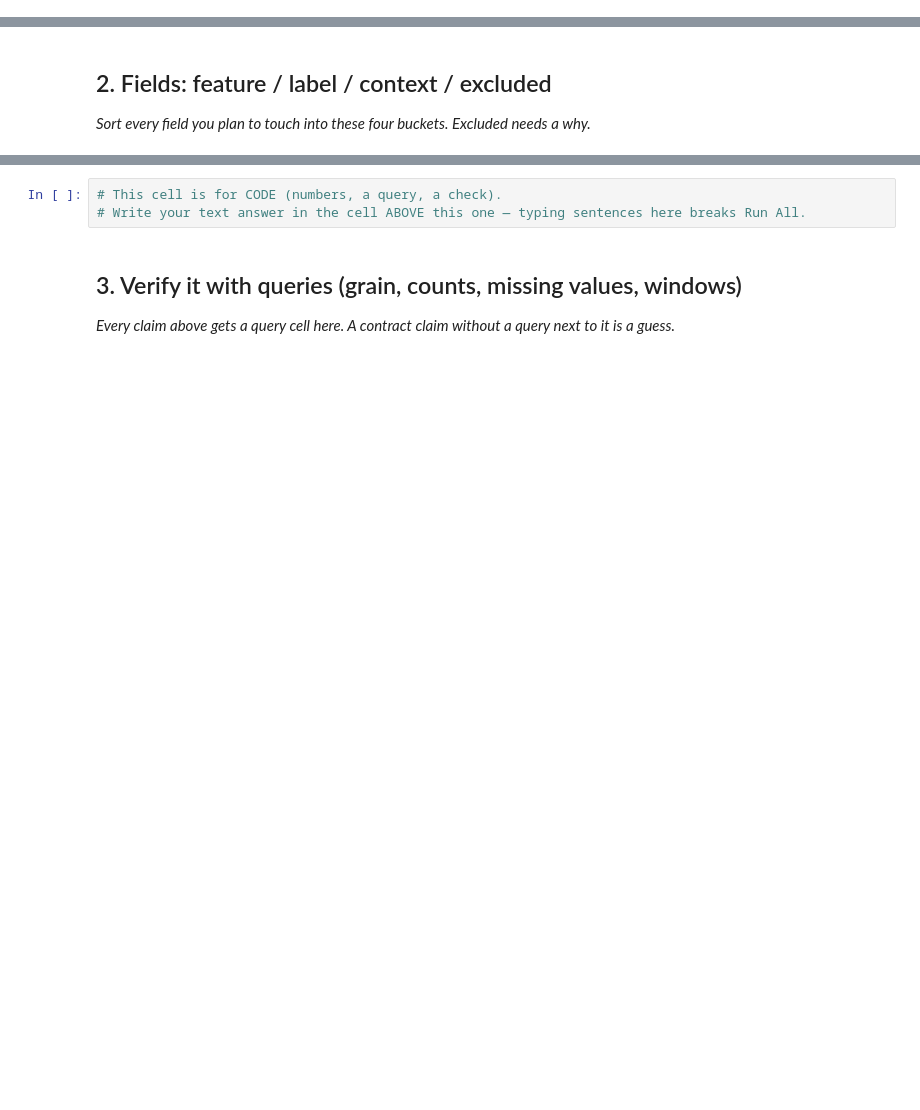
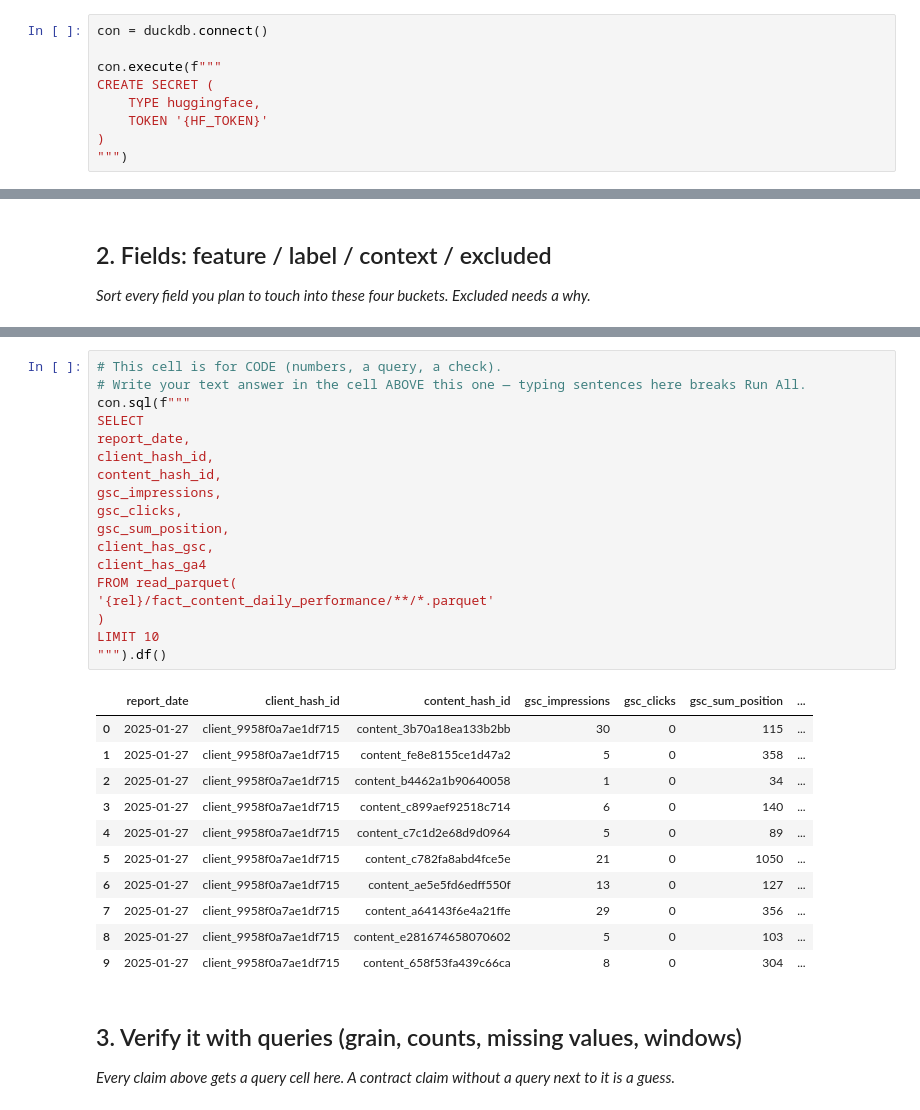
Before and after one commit to DeveshPandey1331/flyrank-ml, a Jupyter notebook: work/notebooks/w03_data_contract.ipynb, the cells around one changed output, grey strips where cells are left out. Drawn from its saved outputs; the diff is of its cells as text; blank space fills up the shorter version.

```diff
--- a/work/notebooks/w03_data_contract.ipynb
+++ b/work/notebooks/w03_data_contract.ipynb
@@ -0,0 +11,9 @@
+# %%
+con = duckdb.connect()
+
+con.execute(f"""
+CREATE SECRET (
+    TYPE huggingface,
+    TOKEN '{HF_TOKEN}'
+)
+""")
@@ -20,6 +119,33 @@ This skeleton is yours to fill. Work the sections **in order** — each one has
 # %%
 # This cell is for CODE (numbers, a query, a check).
 # Write your text answer in the cell ABOVE this one — typing sentences here breaks Run All.
+con.sql(f"""
+SELECT
+report_date,
+client_hash_id,
+content_hash_id,
+gsc_impressions,
+gsc_clicks,
+gsc_sum_position,
+client_has_gsc,
+client_has_ga4
+FROM read_parquet(
+'{rel}/fact_content_daily_performance/**/*.parquet'
+)
+LIMIT 10
+""").df()
+# %% [output]
+|  | report_date | client_hash_id | content_hash_id | gsc_impressions | gsc_clicks | gsc_sum_position | ... |
+| 0 | 2025-01-27 | client_9958f0a7ae1df715 | content_3b70a18ea133b2bb | 30 | 0 | 115 | ... |
+| 1 | 2025-01-27 | client_9958f0a7ae1df715 | content_fe8e8155ce1d47a2 | 5 | 0 | 358 | ... |
+| 2 | 2025-01-27 | client_9958f0a7ae1df715 | content_b4462a1b90640058 | 1 | 0 | 34 | ... |
+| 3 | 2025-01-27 | client_9958f0a7ae1df715 | content_c899aef92518c714 | 6 | 0 | 140 | ... |
+| 4 | 2025-01-27 | client_9958f0a7ae1df715 | content_c7c1d2e68d9d0964 | 5 | 0 | 89 | ... |
+| 5 | 2025-01-27 | client_9958f0a7ae1df715 | content_c782fa8abd4fce5e | 21 | 0 | 1050 | ... |
+| 6 | 2025-01-27 | client_9958f0a7ae1df715 | content_ae5e5fd6edff550f | 13 | 0 | 127 | ... |
+| 7 | 2025-01-27 | client_9958f0a7ae1df715 | content_a64143f6e4a21ffe | 29 | 0 | 356 | ... |
+| 8 | 2025-01-27 | client_9958f0a7ae1df715 | content_e281674658070602 | 5 | 0 | 103 | ... |
+| 9 | 2025-01-27 | client_9958f0a7ae1df715 | content_658f53fa439c66ca | 8 | 0 | 304 | ... |
 # %% [markdown]
 ## 3. Verify it with queries (grain, counts, missing values, windows)
 
```
Also changed, not shown: parts of 14 cells of this notebook.
